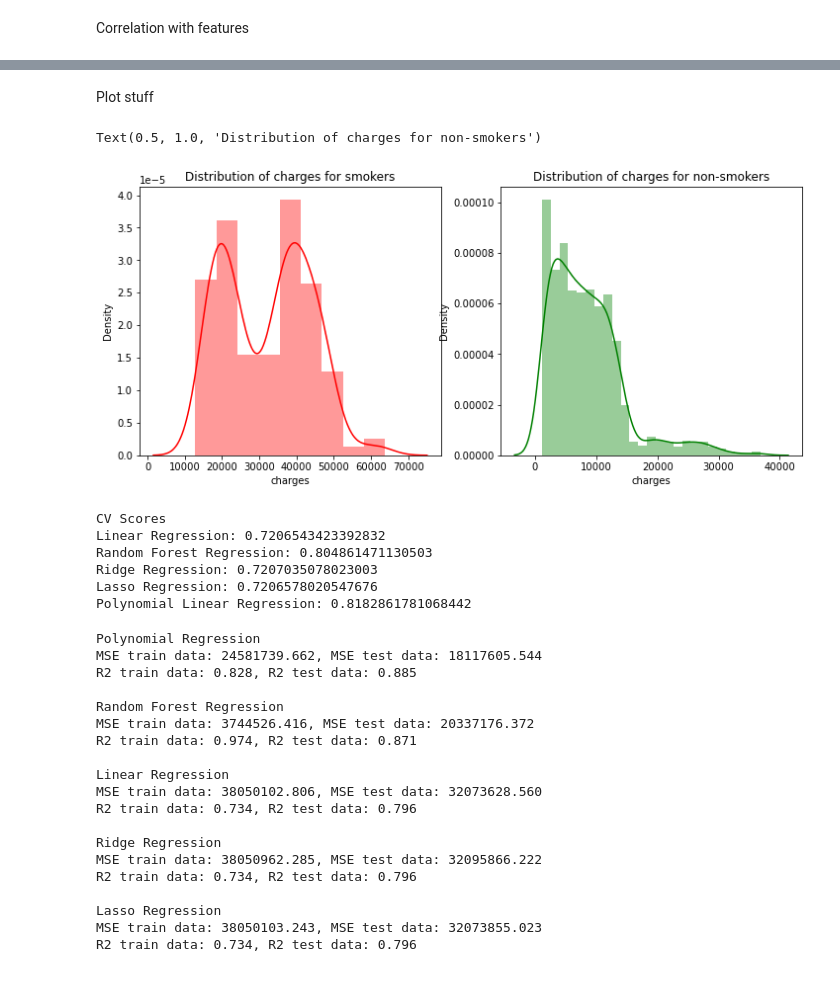
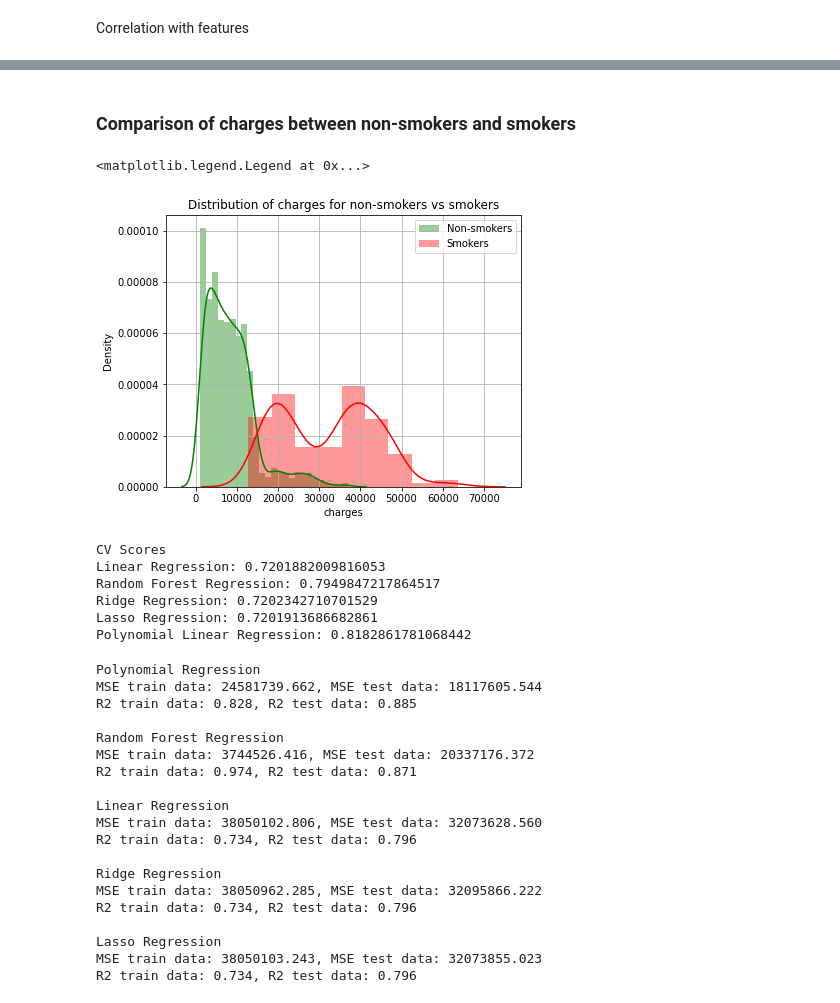
Before and after one commit to TomeCarvalho/TAA_P1, a Jupyter notebook: analise.ipynb, the cells around one changed output, grey strips where cells are left out. Cells and saved outputs as stored; diff of their text form; code cells hidden in the pictures.

```diff
--- a/analise.ipynb
+++ b/analise.ipynb
@@ -79,44 +85,40 @@ sns.heatmap(corr, mask=np.zeros_like(corr, dtype=np.bool), cmap=sns.diverging_pa
 This graph restates what we previously investigated. Additionally, it exposes correlations. Most notably, individuals from the Southeast tend to have higher BMI. This is to be expected, as most Southeastern states have a high prevalence of obesity, according to the CDC. Due to this fact, residing in the Southeast does not likely imply higher charges. They are probably related to the higher average BMI in comparison to the remaining regions, as this is the third feature most correlated to the charges.
 
 ![us_obesity_map.png](attachment:us_obesity_map.png)
-# %% [markdown]
-Plot stuff
-# %%
-f= pl.figure(figsize=(12,5))
-
-ax=f.add_subplot(121)
-sns.distplot(data[(data.smoker == 1)]["charges"],color='red',ax=ax)
-ax.set_title('Distribution of charges for smokers')
-
-ax=f.add_subplot(122)
-sns.distplot(data[(data.smoker == 0)]['charges'],color='green',ax=ax)
-ax.set_title('Distribution of charges for non-smokers')
-# %% [output]
-Text(0.5, 1.0, 'Distribution of charges for non-smokers')
-[figure, removed]
+# %% [markdown]
+### Comparison of charges between non-smokers and smokers
+# %%
+f = pl.figure(figsize=(14, 5))
+
+ax = f.add_subplot(1, 2, 1)
+ax.set_title('Distribution of charges for non-smokers vs smokers')
+sns.distplot(data[(data.smoker == False)]['charges'], color='green', ax=ax, label='Non-smokers')
+sns.distplot(data[(data.smoker == True)]['charges'], color='red', ax=ax, label='Smokers')
+ax.grid()
+ax.legend()
+# %% [output]
+<matplotlib.legend.Legend at 0x...>
+[figure, added]
 # %%
 def avg(lst):
     return sum(lst) / len(lst)
 
 CV = 10
 
-x = data.drop(['charges'], axis = 1)
+x = data.drop(['charges', 'region'], axis = 1)
 y = data.charges
 
-
-
-# TODO: Update these results
 # We tested dropping the region feature from x as well. The results were:
-# scores_lr_avg = 0.7513289498254141
-# scores_rfr_avg = 0.8322073510803856
+# Linear Regression: 0.7201882009816053
+# Random Forest Regression: 0.7949847217864517
+# Ridge Regression: 0.7202342710701529
+# Lasso Regression: 0.7201913686682861
+# Polynomial Linear Regression: 0.8182861781068442
 # They were marginally worse than the results obtained without dropping it.
-
-
 
 x_train, x_test, y_train, y_test = train_test_split(x, y, random_state=0)
 
-# Obs.: Standardization had no effects, and thus was not applied. The same was verified for normalization.
-
+# Standardization had no effects, and thus was not applied. The same was verified for normalization.
 # Standardization
 # scalar = StandardScaler()
 # scalar.fit(x_train)
@@ -153,10 +155,10 @@ Polynomial Linear Regression: {avg(cv_scores_plr)}
 ''')
 # %% [output]
 CV Scores
-Linear Regression: 0.7206543423392832
-Random Forest Regression: 0.804861471130503
-Ridge Regression: 0.7207035078023003
-Lasso Regression: 0.7206578020547676
+Linear Regression: 0.7201882009816053
+Random Forest Regression: 0.7949847217864517
+Ridge Regression: 0.7202342710701529
+Lasso Regression: 0.7201913686682861
 Polynomial Linear Regression: 0.8182861781068442
 # %%
 plr.fit(X_train, Y_train)
```
Also changed, not shown: parts of 6 cells of this notebook.
